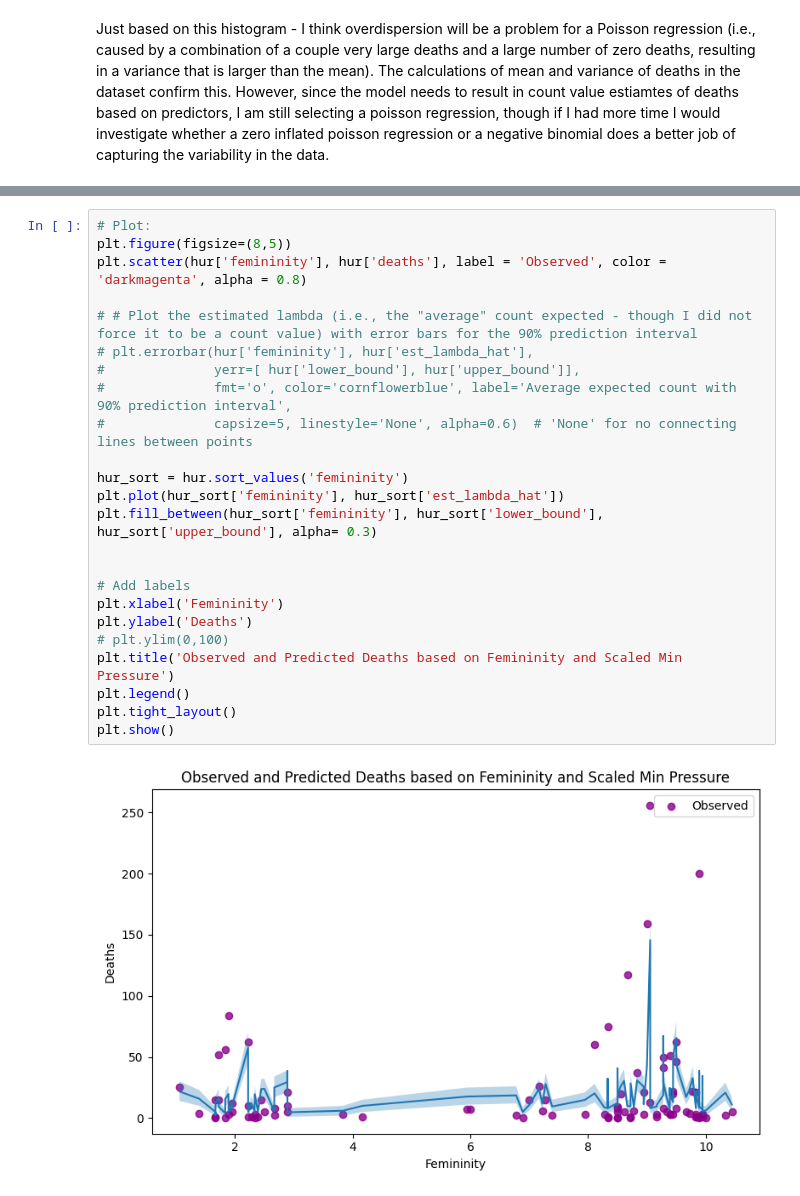
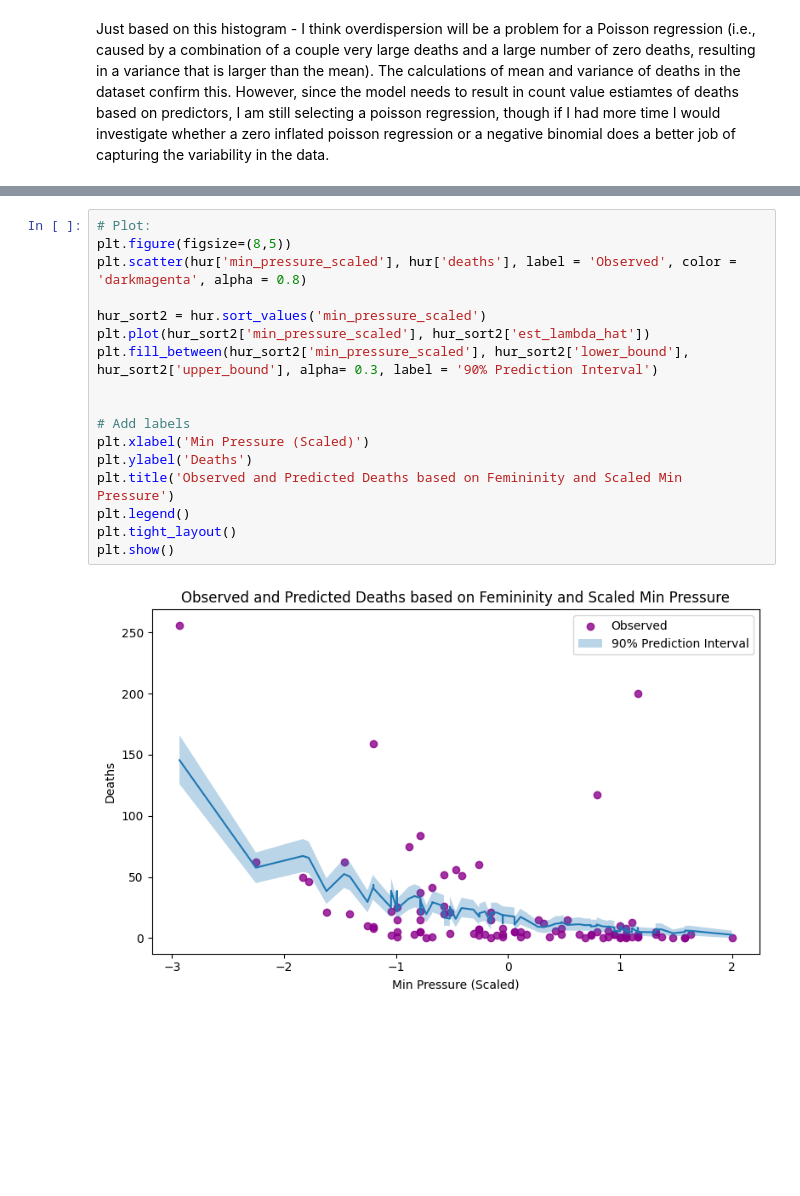
Before and after one commit to BEE4850-SP25/hw02-mcallen14, a Jupyter notebook: hw02.ipynb, the cells around one changed output, grey strips where cells are left out. Drawn from its saved outputs; the diff is of its cells as text; blank space fills up the shorter version.

```diff
--- a/hw02.ipynb
+++ b/hw02.ipynb
@@ -943,26 +904,19 @@ plt.show()
 # %%
 # Plot:
 plt.figure(figsize=(8,5))
-plt.scatter(hur['femininity'], hur['deaths'], label = 'Observed', color = 'darkmagenta', alpha = 0.8)
+plt.scatter(hur['min_pressure_scaled'], hur['deaths'], label = 'Observed', color = 'darkmagenta', alpha = 0.8)
 
-# # Plot the estimated lambda (i.e., the "average" count expected - though I did not force it to be a count value) with error bars for the 90% prediction interval
-# plt.errorbar(hur['femininity'], hur['est_lambda_hat'],
-#              yerr=[ hur['lower_bound'], hur['upper_bound']],
-#              fmt='o', color='cornflowerblue', label='Average expected count with 90% prediction interval',
-#              capsize=5, linestyle='None', alpha=0.6)  # 'None' for no connecting lines between points
-
-hur_sort = hur.sort_values('femininity')
-plt.plot(hur_sort['femininity'], hur_sort['est_lambda_hat'])
-plt.fill_between(hur_sort['femininity'], hur_sort['lower_bound'], hur_sort['upper_bound'], alpha= 0.3)
+hur_sort2 = hur.sort_values('min_pressure_scaled')
+plt.plot(hur_sort2['min_pressure_scaled'], hur_sort2['est_lambda_hat'])
+plt.fill_between(hur_sort2['min_pressure_scaled'], hur_sort2['lower_bound'], hur_sort2['upper_bound'], alpha= 0.3, label = '90% Prediction Interval')
 
 
 # Add labels
-plt.xlabel('Femininity')
+plt.xlabel('Min Pressure (Scaled)')
 plt.ylabel('Deaths')
-# plt.ylim(0,100)
 plt.title('Observed and Predicted Deaths based on Femininity and Scaled Min Pressure')
 plt.legend()
 plt.tight_layout()
 plt.show()
 # %% [output]
-[figure, old version]
+[figure, new version]
```
Also changed, not shown: parts of 64 cells of this notebook.
